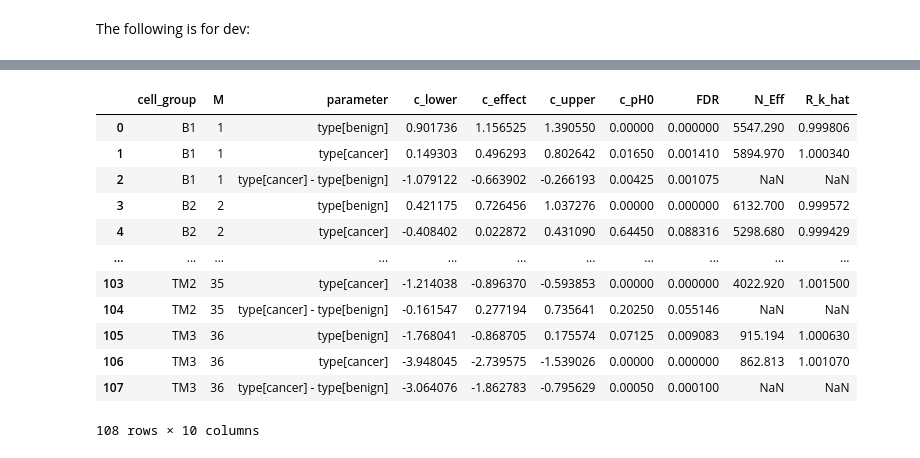
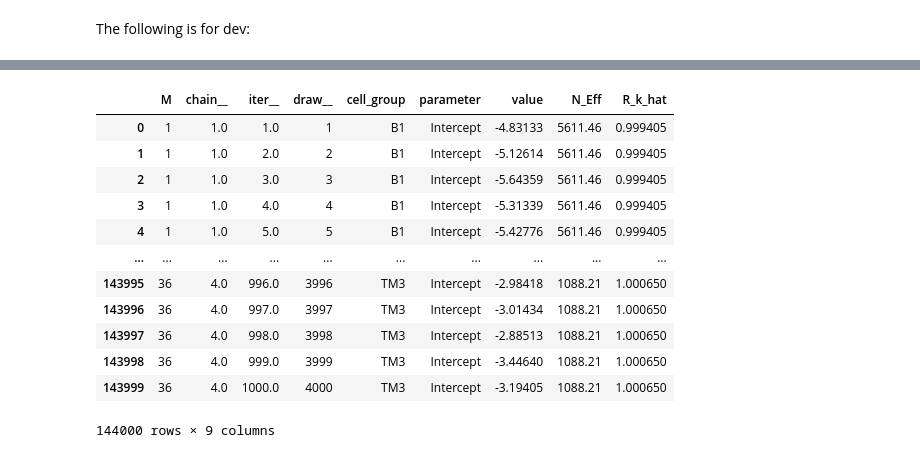
Before and after one commit to zhanchen/sccompPy, a Jupyter notebook: README.ipynb, the cells around one changed output, grey strips where cells are left out. Cells and saved outputs as stored; diff of their text form; code cells hidden in the pictures.

Commit message:
utilities function get_variability_contrast_draws completed, fix bug for summary_to_tibble

```diff
--- a/README.ipynb
+++ b/README.ipynb
@@ -231,21 +240,17 @@ test_composition_above_logit_fold_change=0.1
 # %%
-from utilities import draws_to_statistics
+from utilities import get_variability_contrast_draws
+get_variability_contrast_draws(data, None)
+# %% [output]
+|  | M | chain__ | iter__ | draw__ | cell_group | parameter | value | N_Eff | R_k_hat |
+| 0 | 1 | 1.0 | 1.0 | 1 | B1 | Intercept | -4.83133 | 5611.46 | 0.999405 |
+| 1 | 1 | 1.0 | 2.0 | 2 | B1 | Intercept | -5.12614 | 5611.46 | 0.999405 |
+| 2 | 1 | 1.0 | 3.0 | 3 | B1 | Intercept | -5.64359 | 5611.46 | 0.999405 |
+| 3 | 1 | 1.0 | 4.0 | 4 | B1 | Intercept | -5.31339 | 5611.46 | 0.999405 |
+| 4 | 1 | 1.0 | 5.0 | 5 | B1 | Intercept | -5.42776 | 5611.46 | 0.999405 |
+| ... | ... | ... | ... | ... | ... | ... | ... | ... | ... |
+| 143995 | 36 | 4.0 | 996.0 | 3996 | TM3 | Intercept | -2.98418 | 1088.21 | 1.000650 |
+| 143996 | 36 | 4.0 | 997.0 | 3997 | TM3 | Intercept | -3.01434 | 1088.21 | 1.000650 |
+| 143997 | 36 | 4.0 | 998.0 | 3998 | TM3 | Intercept | -2.88513 | 1088.21 | 1.000650 |
+| 143998 | 36 | 4.0 | 999.0 | 3999 | TM3 | Intercept | -3.44640 | 1088.21 | 1.000650 |
+| 143999 | 36 | 4.0 | 1000.0 | 4000 | TM3 | Intercept | -3.19405 | 1088.21 | 1.000650 |
+144000 rows × 9 columns
-# %%
-draws_to_statistics(abundance_CI, percent_false_positive / 100,
-            test_composition_above_logit_fold_change,
-            cell_group,
-            "c_")
-# %% [output]
-|  | cell_group | M | parameter | c_lower | c_effect | c_upper | c_pH0 | FDR | N_Eff | R_k_hat |
-| 0 | B1 | 1 | type[benign] | 0.901736 | 1.156525 | 1.390550 | 0.00000 | 0.000000 | 5547.290 | 0.999806 |
-| 1 | B1 | 1 | type[cancer] | 0.149303 | 0.496293 | 0.802642 | 0.01650 | 0.001410 | 5894.970 | 1.000340 |
-| 2 | B1 | 1 | type[cancer] - type[benign] | -1.079122 | -0.663902 | -0.266193 | 0.00425 | 0.001075 | NaN | NaN |
-| 3 | B2 | 2 | type[benign] | 0.421175 | 0.726456 | 1.037276 | 0.00000 | 0.000000 | 6132.700 | 0.999572 |
-| 4 | B2 | 2 | type[cancer] | -0.408402 | 0.022872 | 0.431090 | 0.64450 | 0.088316 | 5298.680 | 0.999429 |
-| ... | ... | ... | ... | ... | ... | ... | ... | ... | ... | ... |
-| 103 | TM2 | 35 | type[cancer] | -1.214038 | -0.896370 | -0.593853 | 0.00000 | 0.000000 | 4022.920 | 1.001500 |
-| 104 | TM2 | 35 | type[cancer] - type[benign] | -0.161547 | 0.277194 | 0.735641 | 0.20250 | 0.055146 | NaN | NaN |
-| 105 | TM3 | 36 | type[benign] | -1.768041 | -0.868705 | 0.175574 | 0.07125 | 0.009083 | 915.194 | 1.000630 |
-| 106 | TM3 | 36 | type[cancer] | -3.948045 | -2.739575 | -1.539026 | 0.00000 | 0.000000 | 862.813 | 1.001070 |
-| 107 | TM3 | 36 | type[cancer] - type[benign] | -3.064076 | -1.862783 | -0.795629 | 0.00050 | 0.000100 | NaN | NaN |
-108 rows × 10 columns
```
Also changed, not shown: parts of 8 cells of this notebook, 2 other files.
